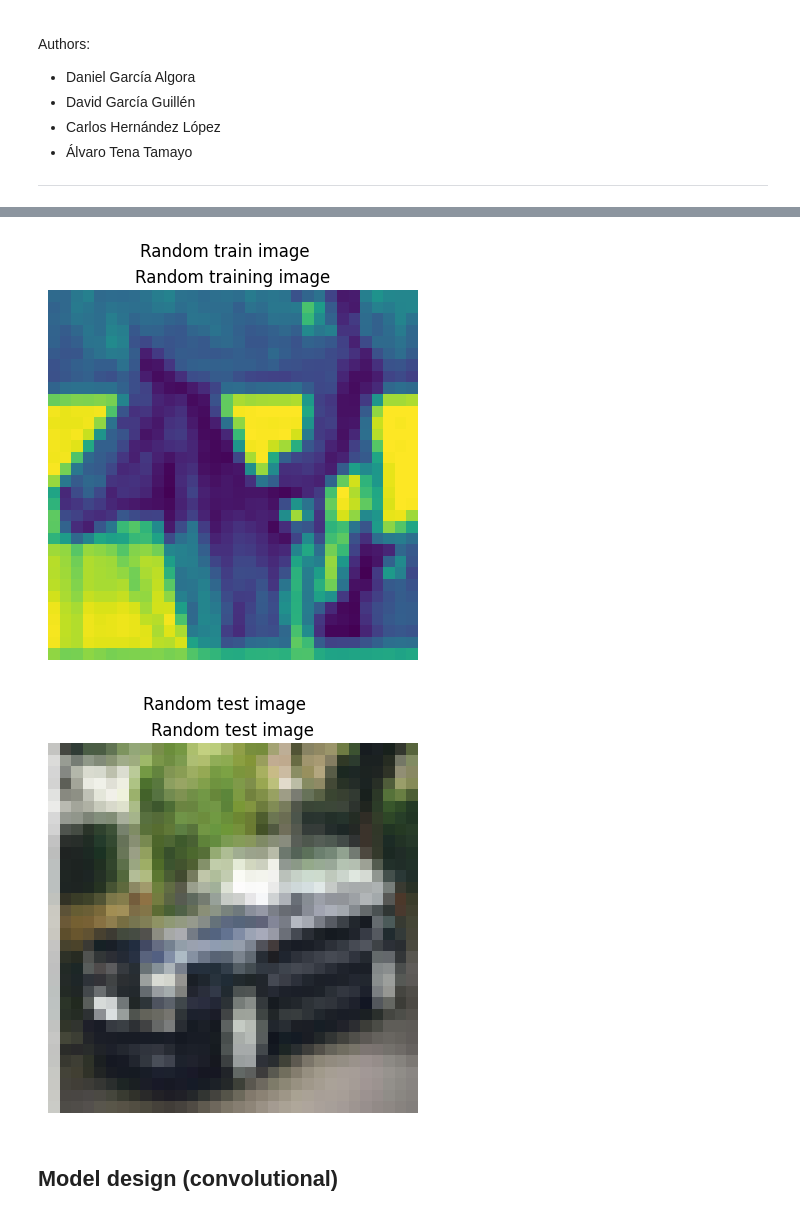
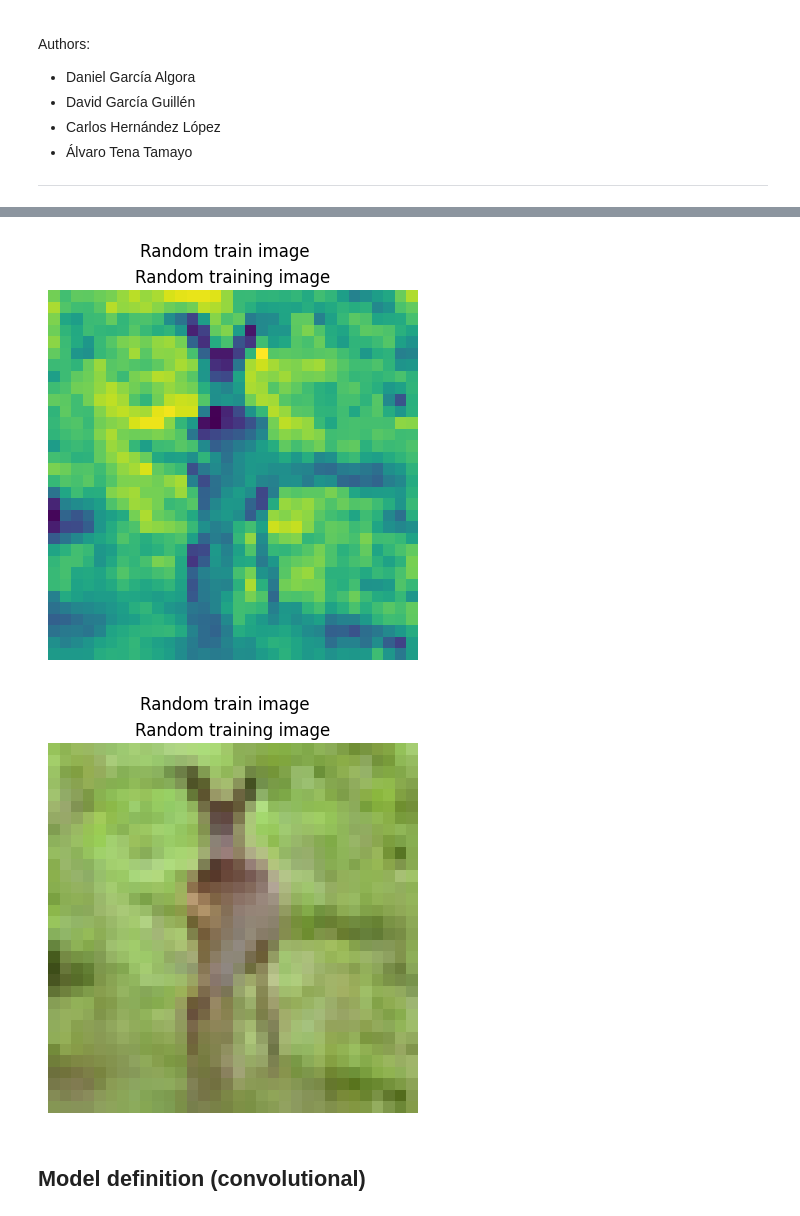
Before and after one commit to w-dan/colorizerGAN, a Jupyter notebook: colorizer.ipynb, the cells around one changed output, grey strips where cells are left out. Cells and saved outputs as stored; diff of their text form; code cells hidden in the pictures.

```diff
--- a/colorizer.ipynb
+++ b/colorizer.ipynb
@@ -39,7 +43,7 @@ assert y_test.shape == (10000, 1)
 # %%
 def rgb_to_grayscale(images):
     """
-    Converts RGB image list to grayscale.
+    Converts RGB image list to convert to grayscale.
 
     Args:
     images (list of numpy arrays): RGB image list.
@@ -59,7 +63,7 @@ x_test_gray = rgb_to_grayscale(x_test)
 import numpy as np
 import matplotlib.pyplot as plt
 
-def show_random_image(x_data, dataset_name, title=None, cmap=None):
+def show_random_image(x_data_gray, x_data_color, dataset_name, title=None, cmap=None):
     """
     Muestra una imagen aleatoria de un conjunto de datos.
 
@@ -73,13 +77,22 @@ def show_random_image(x_data, dataset_name, title=None, cmap=None):
     None
     """
     # select random image
-    random_index = np.random.randint(0, len(x_data))
-    random_image = x_data[random_index]
+    random_index = np.random.randint(0, len(x_data_gray))
+    random_image_gray = x_data_gray[random_index]
+    random_image_color = x_data_color[random_index]
 
-    # plot image
-    plt.imshow(random_image, cmap=cmap)
+    # plot gray image
+    plt.imshow(random_image_gray, cmap=cmap)
     plt.axis('off')
     if title:
         plt.title(title)
     plt.suptitle(f'Random {dataset_name} image')
     plt.show()
+
+     # plot colored image
+    plt.imshow(random_image_color, cmap=cmap)
+    plt.axis('off')
+    if title:
+        plt.title(title)
+    plt.suptitle(f'Random {dataset_name} image')
+    plt.show()
@@ -94,17 +101,19 @@ class Dataset:
     def __init__(self, x, y):
         self.x = x
         self.y = y
+
+    def __iter__(self):
+      return iter(zip(self.x, self.y))
 # %%
 train_dataset = Dataset(x_train_gray, x_train)
 test_dataset = Dataset(x_test_gray, x_test)
 
 training_data = train_dataset.x
 # %%
-show_random_image(train_dataset.x, 'train', title="Random training image")
-show_random_image(test_dataset.y, 'test', title="Random test image")
+show_random_image(train_dataset.x, train_dataset.y, 'train', title="Random training image")
 # %% [output]
-[figure, old version]
+[figure, new version]
-[figure, old version]
+[figure, new version]
 # %% [markdown]
-## Model design (convolutional)
+## Model definition (convolutional)
 # %%
```
Also changed, not shown: parts of 17 cells of this notebook.
